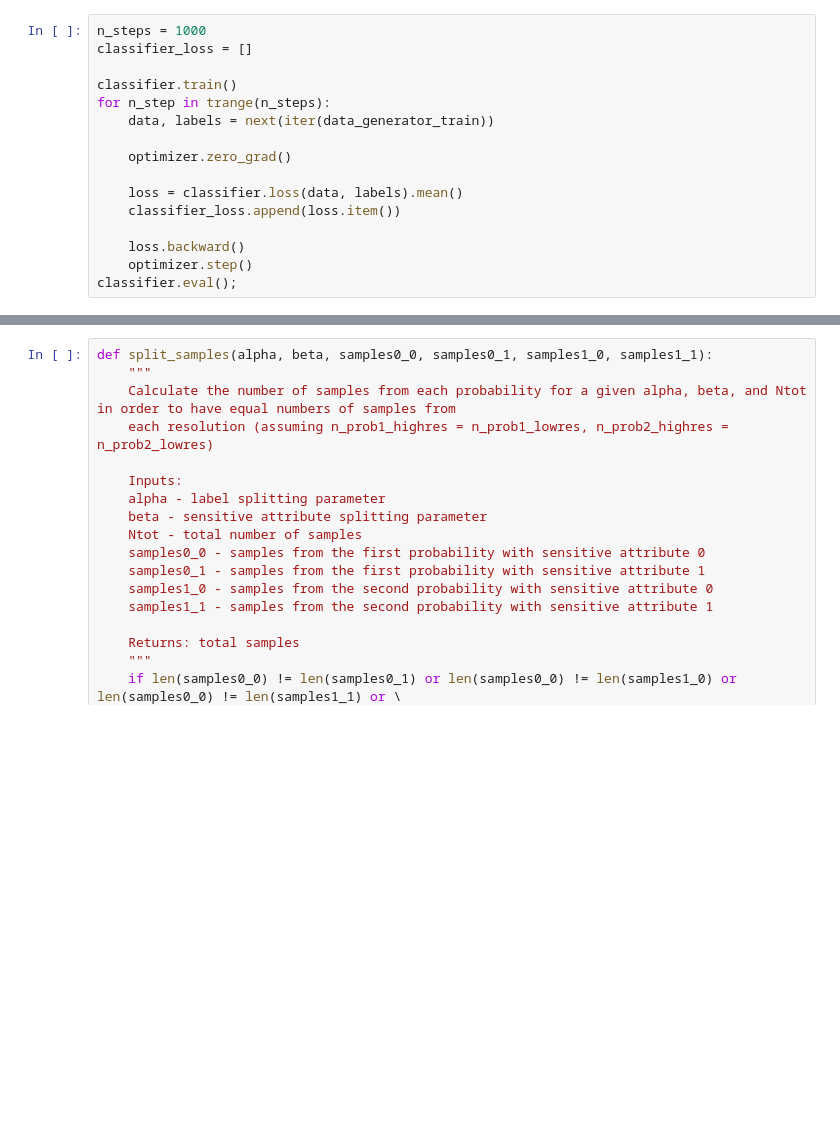
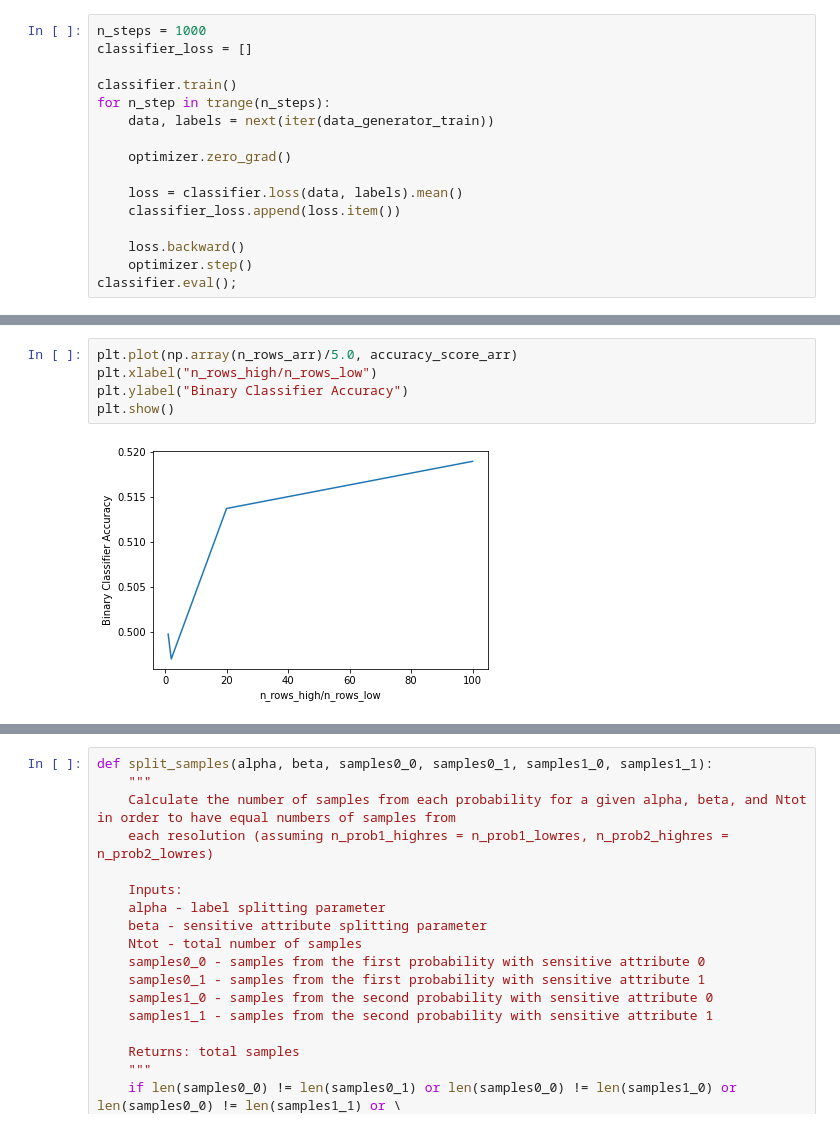
Before and after one commit to jtamanas/FNF4HEP, a Jupyter notebook: galton.ipynb, the cells around one changed output, grey strips where cells are left out. Cells and saved outputs as stored; diff of their text form; blank space fills up the shorter version.

```diff
--- a/galton.ipynb
+++ b/galton.ipynb
@@ -113,0 +212,7 @@ print(accuracy_score(classifier.predict(data_test).detach().numpy(),labels_test)
+# %%
+plt.plot(np.array(n_rows_arr)/5.0, accuracy_score_arr)
+plt.xlabel("n_rows_high/n_rows_low")
+plt.ylabel("Binary Classifier Accuracy")
+plt.show()
+# %% [output]
+[figure, added]
```
Also changed, not shown: parts of 17 cells of this notebook.
